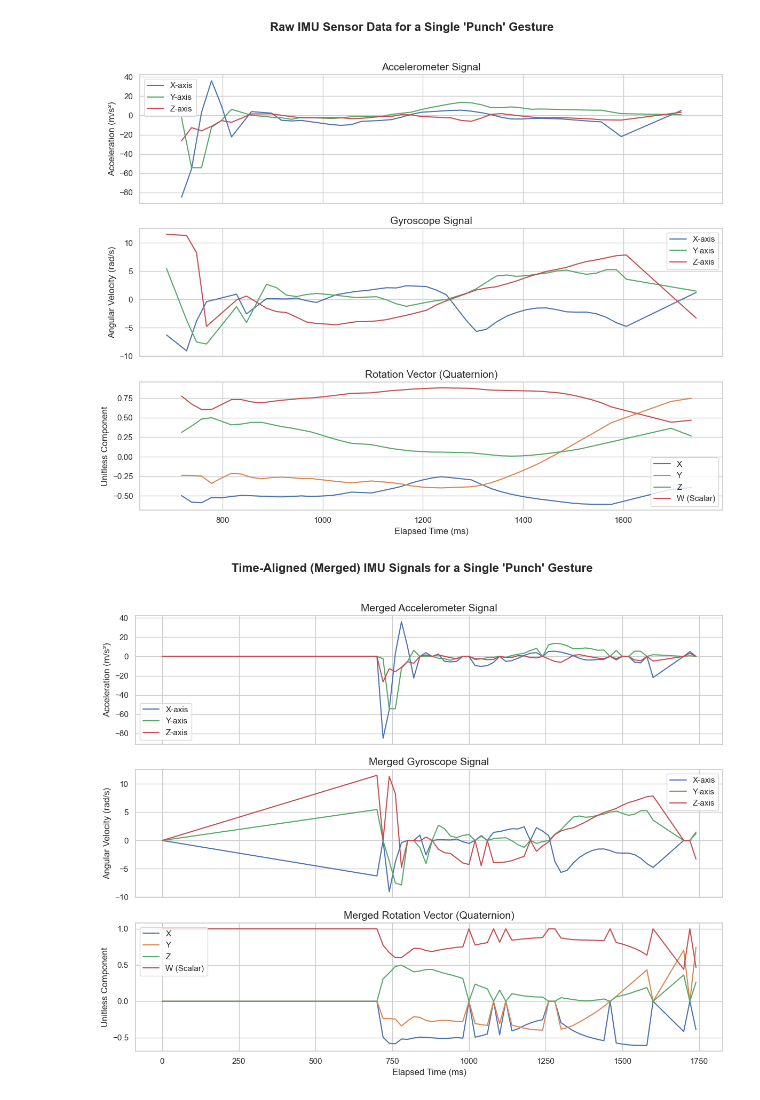
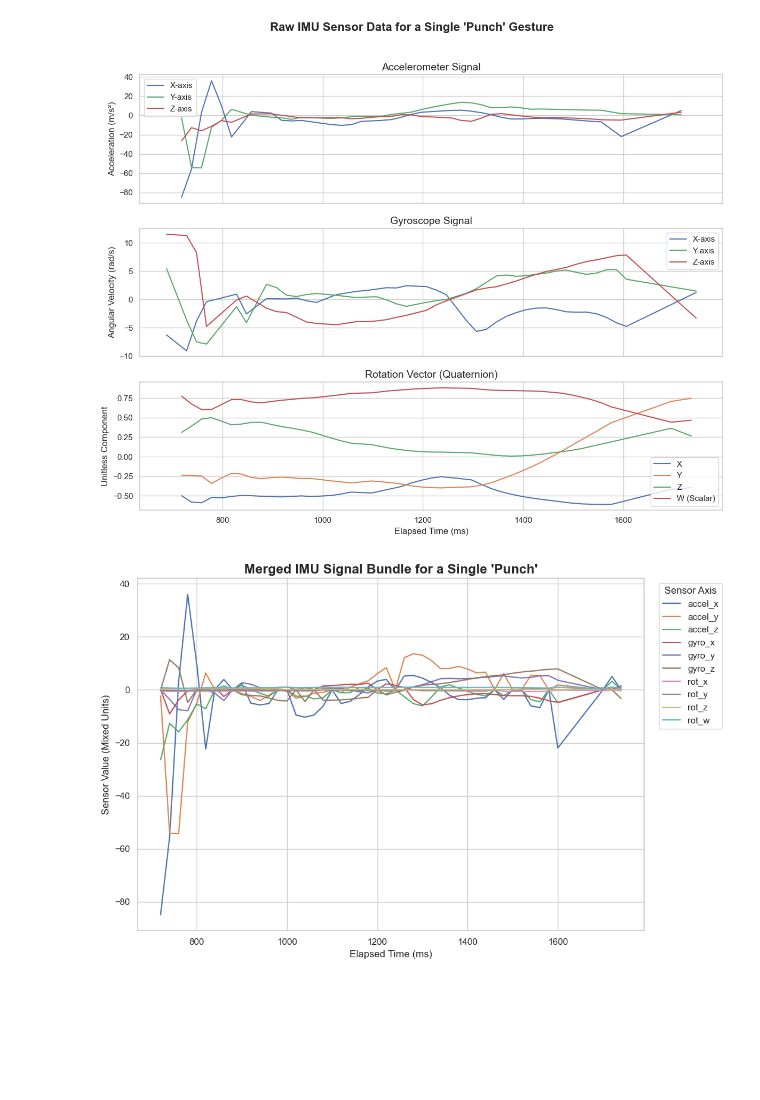
Before and after one commit to CarlKho-Minerva/v3pls, a Jupyter notebook: carl-appendix.ipynb, the cells around one changed output. Cells and saved outputs as stored; diff of their text form; code cells hidden in the pictures; blank space fills up the shorter version.

Commit message:
merged sensors s1

```diff
--- a/carl-appendix.ipynb
+++ b/carl-appendix.ipynb
@@ -103,75 +103,69 @@ plt.show()
 # Figure 1.2
 import pandas as pd
 import seaborn as sns
 import matplotlib.pyplot as plt
+import numpy as np
 from pathlib import Path
 
 # --- Configuration ---
 # TODO: Update this path to the location of your MERGED data file.
 file_path = Path(
     "/Users/cvk/Downloads/CODELocalProjects/v3pls/data/merged_training/punch_1760861137264_to_1760861138638.csv"
 )
+MOTION_THRESHOLD = 5.0  # Threshold to trim pre-motion silence
 
 # --- Data Loading and Preprocessing ---
 try:
-    # Load the merged data from the CSV
     df = pd.read_csv(file_path)
 
-    # The raw timestamp is in nanoseconds. Convert it to a more readable
-    # "elapsed time in milliseconds" format for the x-axis.
     if "timestamp" in df.columns:
-        start_time = df["timestamp"].min()
-        df["elapsed_ms"] = (df["timestamp"] - start_time) / 1_000_000
-        x_axis = "elapsed_ms"
+        df["elapsed_ms"] = (df["timestamp"] - df["timestamp"].min()) / 1_000_000
+        x_axis_label = "Elapsed Time (ms)"
+
+        # --- Automatic Motion Detection to trim the idle start ---
+        accel_magnitude = np.sqrt(
+            df["accel_x"] ** 2 + df["accel_y"] ** 2 + df["accel_z"] ** 2
+        )
+        motion_start_index = (accel_magnitude > MOTION_THRESHOLD).idxmax()
+        motion_start_time = df.loc[motion_start_index, "elapsed_ms"]
+        df_action = df[df["elapsed_ms"] >= motion_start_time].copy()
     else:
-        # Fallback if there's no timestamp column, just use the index
-        x_axis = df.index
-        print("Warning: 'timestamp' column not found. Using index for x-axis.")
+        df_action = df
+        x_axis_label = "Sample Index"
+        print("Warning: 'timestamp' column not found.")
 
     # --- Visualization ---
     sns.set_theme(style="whitegrid")
-    fig, axes = plt.subplots(nrows=3, ncols=1, figsize=(12, 10), sharex=True)
+    plt.figure(figsize=(12, 7))
 
-    # Plot 1: Accelerometer Data (Merged)
-    sns.lineplot(data=df, x=x_axis, y="accel_x", ax=axes[0], label="X-axis", color="b")
-    sns.lineplot(data=df, x=x_axis, y="accel_y", ax=axes[0], label="Y-axis", color="g")
-    sns.lineplot(data=df, x=x_axis, y="accel_z", ax=axes[0], label="Z-axis", color="r")
-    axes[0].set_title("Merged Accelerometer Signal", fontsize=14)
-    axes[0].set_ylabel("Acceleration (m/s²)")
-    axes[0].legend()
+    # Columns to plot
+    columns_to_plot = [
+        "accel_x",
+        "accel_y",
+        "accel_z",
+        "gyro_x",
+        "gyro_y",
+        "gyro_z",
+        "rot_x",
+        "rot_y",
+        "rot_z",
+        "rot_w",
+    ]
 
-    # Plot 2: Gyroscope Data (Merged)
-    sns.lineplot(data=df, x=x_axis, y="gyro_x", ax=axes[1], label="X-axis", color="b")
-    sns.lineplot(data=df, x=x_axis, y="gyro_y", ax=axes[1], label="Y-axis", color="g")
-    sns.lineplot(data=df, x=x_axis, y="gyro_z", ax=axes[1], label="Z-axis", color="r")
-    axes[1].set_title("Merged Gyroscope Signal", fontsize=14)
-    axes[1].set_ylabel("Angular Velocity (rad/s)")
-    axes[1].legend()
+    # Plot all sensor columns on the same axis
+    for col in columns_to_plot:
+        sns.lineplot(data=df_action, x="elapsed_ms", y=col, label=col)
 
-    # Plot 3: Rotation Vector Data (Merged)
-    sns.lineplot(data=df, x=x_axis, y="rot_x", ax=axes[2], label="X")
-    sns.lineplot(data=df, x=x_axis, y="rot_y", ax=axes[2], label="Y")
-    sns.lineplot(data=df, x=x_axis, y="rot_z", ax=axes[2], label="Z")
-    sns.lineplot(data=df, x=x_axis, y="rot_w", ax=axes[2], label="W (Scalar)")
-    axes[2].set_title("Merged Rotation Vector (Quaternion)", fontsize=14)
-    axes[2].set_ylabel("Unitless Component")
-    axes[2].set_xlabel(
-        "Elapsed Time (ms)" if x_axis == "elapsed_ms" else "Sample Index", fontsize=12
+    plt.title(
+        "Merged IMU Signal Bundle for a Single 'Punch'", fontsize=16, fontweight="bold"
     )
-    axes[2].legend()
-
-    fig.suptitle(
-        "Time-Aligned (Merged) IMU Signals for a Single 'Punch' Gesture",
-        fontsize=16,
-        fontweight="bold",
-    )
-    plt.tight_layout(rect=[0, 0, 1, 0.96])
+    plt.xlabel(x_axis_label, fontsize=12)
+    plt.ylabel("Sensor Value (Mixed Units)", fontsize=12)
+    plt.legend(title="Sensor Axis", bbox_to_anchor=(1.02, 1), loc="upper left")
+    plt.tight_layout(rect=[0, 0, 0.9, 1])  # Adjust layout to make space for legend
     plt.show()
 
 except FileNotFoundError:
     print(f"--- ERROR: Data file not found at '{file_path}' ---")
-    print(
-        "Please update the 'file_path' variable in the code cell to point to your MERGED CSV file."
-    )
 # %% [output]
-[figure, old version]
+[figure, new version]
```
Also changed, not shown: 1 other file.
